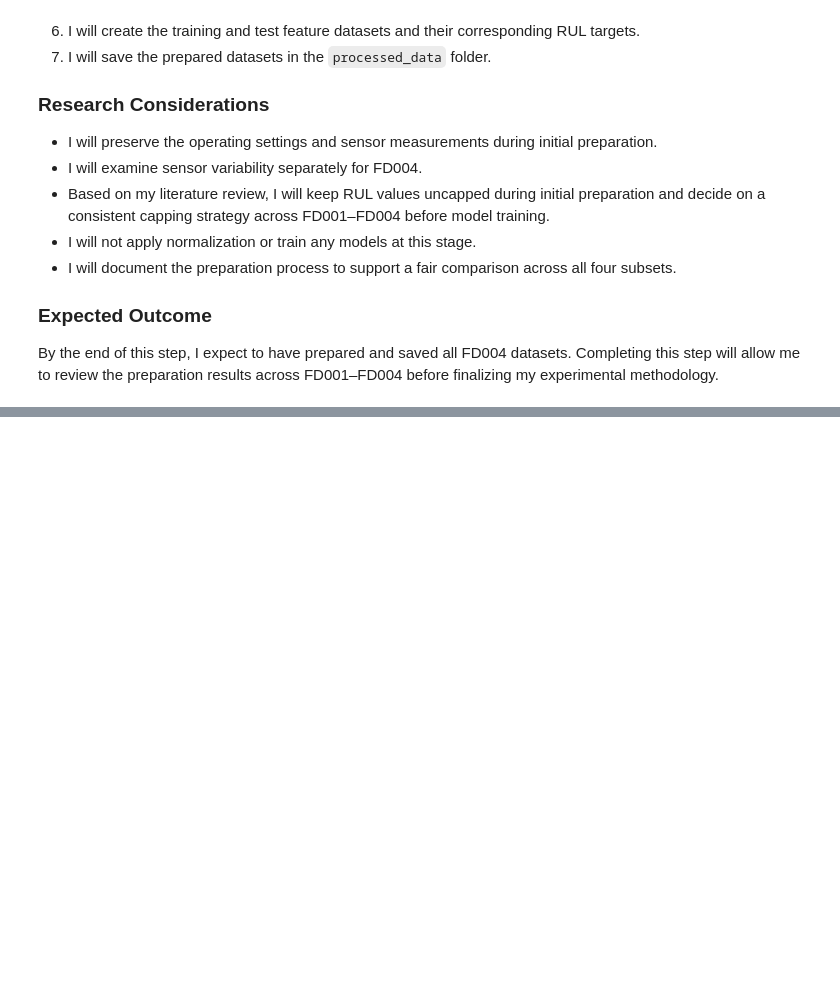
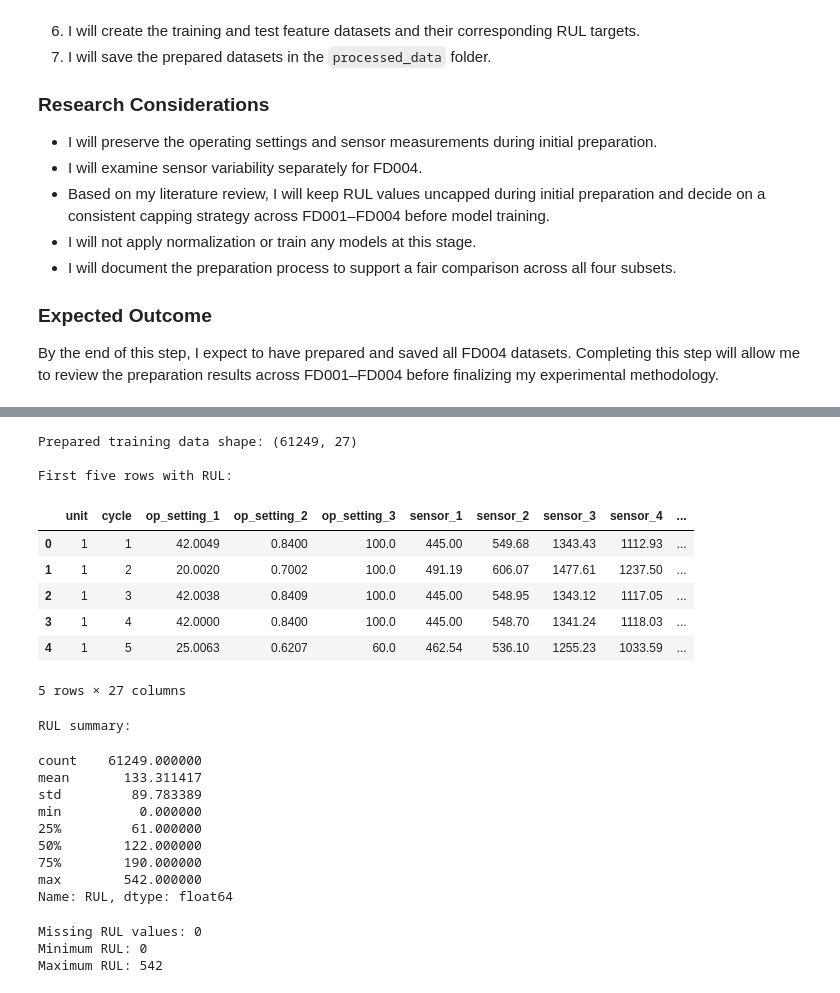
Before and after one commit to Eyasushewangizaw/C_MAPSS_RUL_Project, a Jupyter notebook: notebooks/01_CMAPSS_Data_Preparation.ipynb, the cells around one changed output, grey strips where cells are left out. Saved outputs shown, nothing was run; the diff lists cells and outputs as text; code cells hidden in the pictures; blank space fills up the shorter version.

```diff
--- a/notebooks/01_CMAPSS_Data_Preparation.ipynb
+++ b/notebooks/01_CMAPSS_Data_Preparation.ipynb
@@ -1683,0 +1757,52 @@ By the end of this step, I expect to have prepared and saved all FD004 datasets.
+# %%
+
+# Find the maximum cycle reached by each training engine
+max_cycles_FD004 = train_FD004.groupby("unit")["cycle"].max()
+
+# Create a copy of the original training data
+train_FD004_clean = train_FD004.copy()
+
+# Calculate RUL for every training row
+train_FD004_clean["RUL"] = (
+    train_FD004_clean["unit"].map(max_cycles_FD004)
+    - train_FD004_clean["cycle"]
+)
+
+# Check the calculated RUL values
+print("Prepared training data shape:", train_FD004_clean.shape)
+
+print("\nFirst five rows with RUL:")
+display(train_FD004_clean.head())
+
+print("\nRUL summary:")
+display(train_FD004_clean["RUL"].describe())
+
+print("\nMissing RUL values:",
+      train_FD004_clean["RUL"].isna().sum())
+
+print("Minimum RUL:", train_FD004_clean["RUL"].min())
+print("Maximum RUL:", train_FD004_clean["RUL"].max())
+# %% [output]
+Prepared training data shape: (61249, 27)
+
+First five rows with RUL:
+|  | unit | cycle | op_setting_1 | op_setting_2 | op_setting_3 | sensor_1 | sensor_2 | sensor_3 | sensor_4 | ... |
+| 0 | 1 | 1 | 42.0049 | 0.8400 | 100.0 | 445.00 | 549.68 | 1343.43 | 1112.93 | ... |
+| 1 | 1 | 2 | 20.0020 | 0.7002 | 100.0 | 491.19 | 606.07 | 1477.61 | 1237.50 | ... |
+| 2 | 1 | 3 | 42.0038 | 0.8409 | 100.0 | 445.00 | 548.95 | 1343.12 | 1117.05 | ... |
+| 3 | 1 | 4 | 42.0000 | 0.8400 | 100.0 | 445.00 | 548.70 | 1341.24 | 1118.03 | ... |
+| 4 | 1 | 5 | 25.0063 | 0.6207 | 60.0 | 462.54 | 536.10 | 1255.23 | 1033.59 | ... |
+5 rows × 27 columns
+RUL summary:
+count    61249.000000
+mean       133.311417
+std         89.783389
+min          0.000000
+25%         61.000000
+50%        122.000000
+75%        190.000000
+max        542.000000
+Name: RUL, dtype: float64
+Missing RUL values: 0
+Minimum RUL: 0
+Maximum RUL: 542
```
Also changed, not shown: parts of 6 cells of this notebook, 5 other files.
